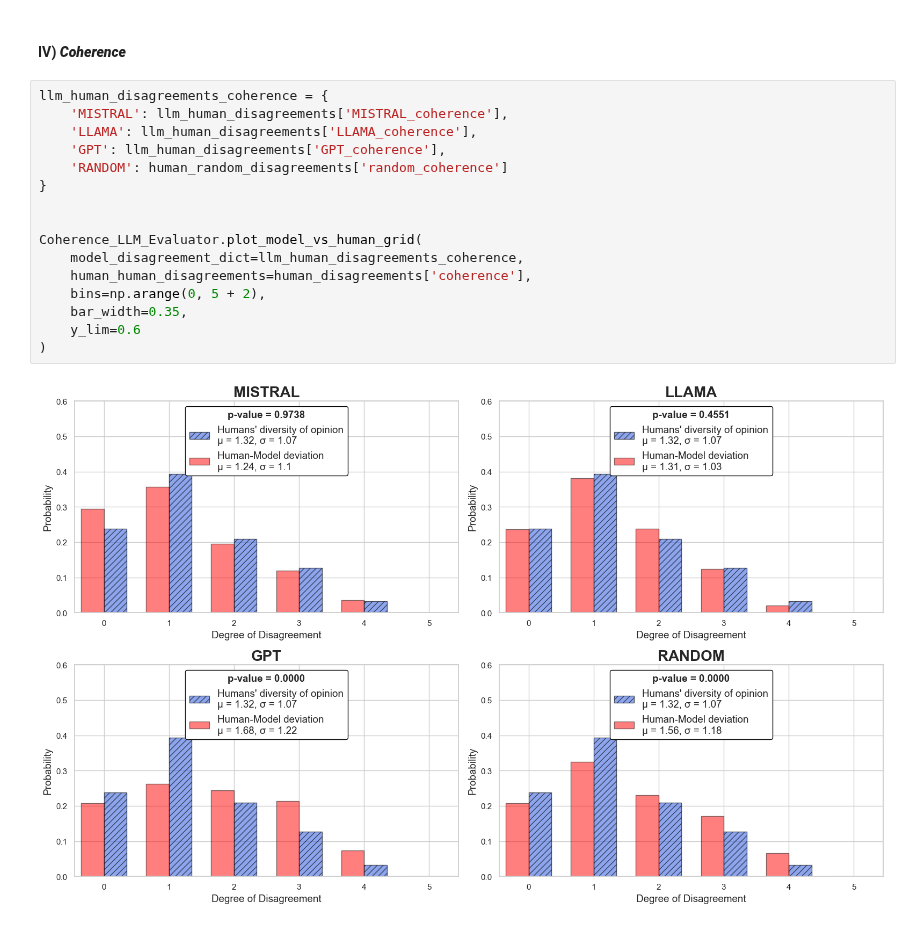
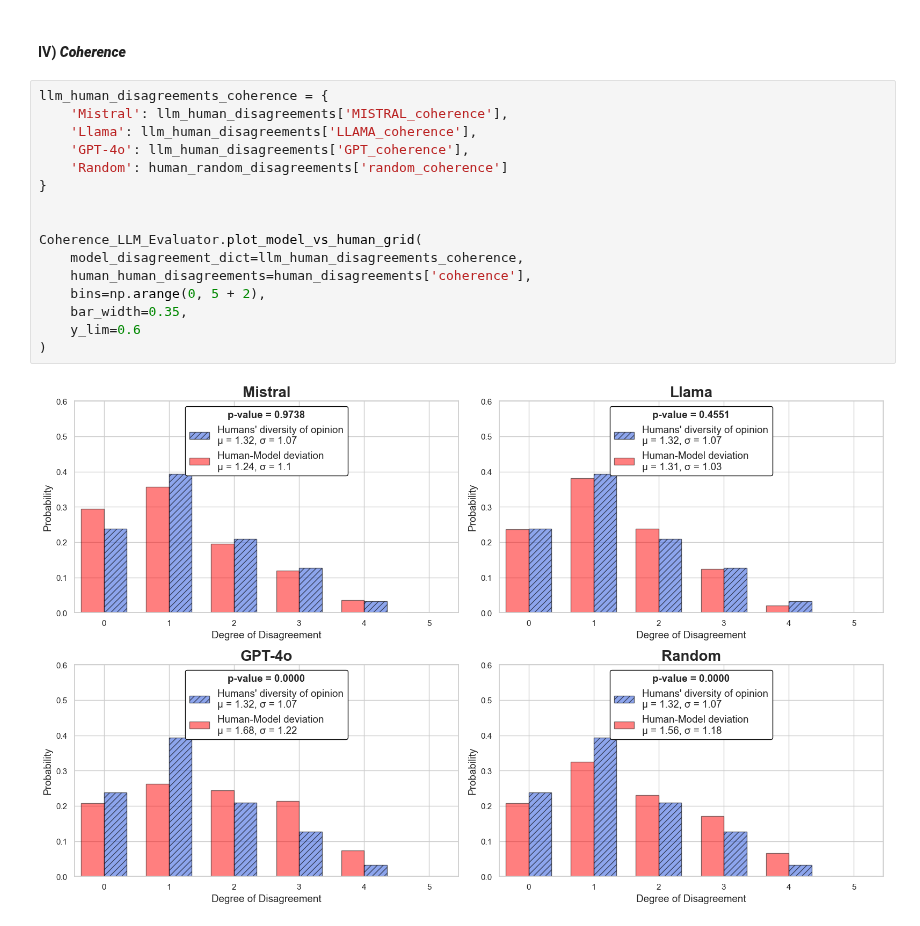
Before and after one commit to Ocean-code-1995/llm-judge-good-enough, a Jupyter notebook: newsroom/src/analysis.ipynb, the cells around one changed output. Drawn from its saved outputs; the diff is of its cells as text.

```diff
--- a/newsroom/src/analysis.ipynb
+++ b/newsroom/src/analysis.ipynb
@@ -400,19 +400,19 @@ Fluency_LLM_Evaluator.plot_model_vs_human_grid(
 #### IV) ***Coherence***
 # %%
 llm_human_disagreements_coherence = {
-    'MISTRAL': llm_human_disagreements['MISTRAL_coherence'],
-    'LLAMA': llm_human_disagreements['LLAMA_coherence'],
-    'GPT': llm_human_disagreements['GPT_coherence'],
-    'RANDOM': human_random_disagreements['random_coherence']
+    'Mistral': llm_human_disagreements['MISTRAL_coherence'],
+    'Llama': llm_human_disagreements['LLAMA_coherence'],
+    'GPT-4o': llm_human_disagreements['GPT_coherence'],
+    'Random': human_random_disagreements['random_coherence']
 }
 
 
 Coherence_LLM_Evaluator.plot_model_vs_human_grid(
     model_disagreement_dict=llm_human_disagreements_coherence,
     human_human_disagreements=human_disagreements['coherence'],
     bins=np.arange(0, 5 + 2),
     bar_width=0.35,
     y_lim=0.6
 )
 # %% [output]
-[figure, old version]
+[figure, new version]
```
Also changed, not shown: parts of 3 cells of this notebook.
